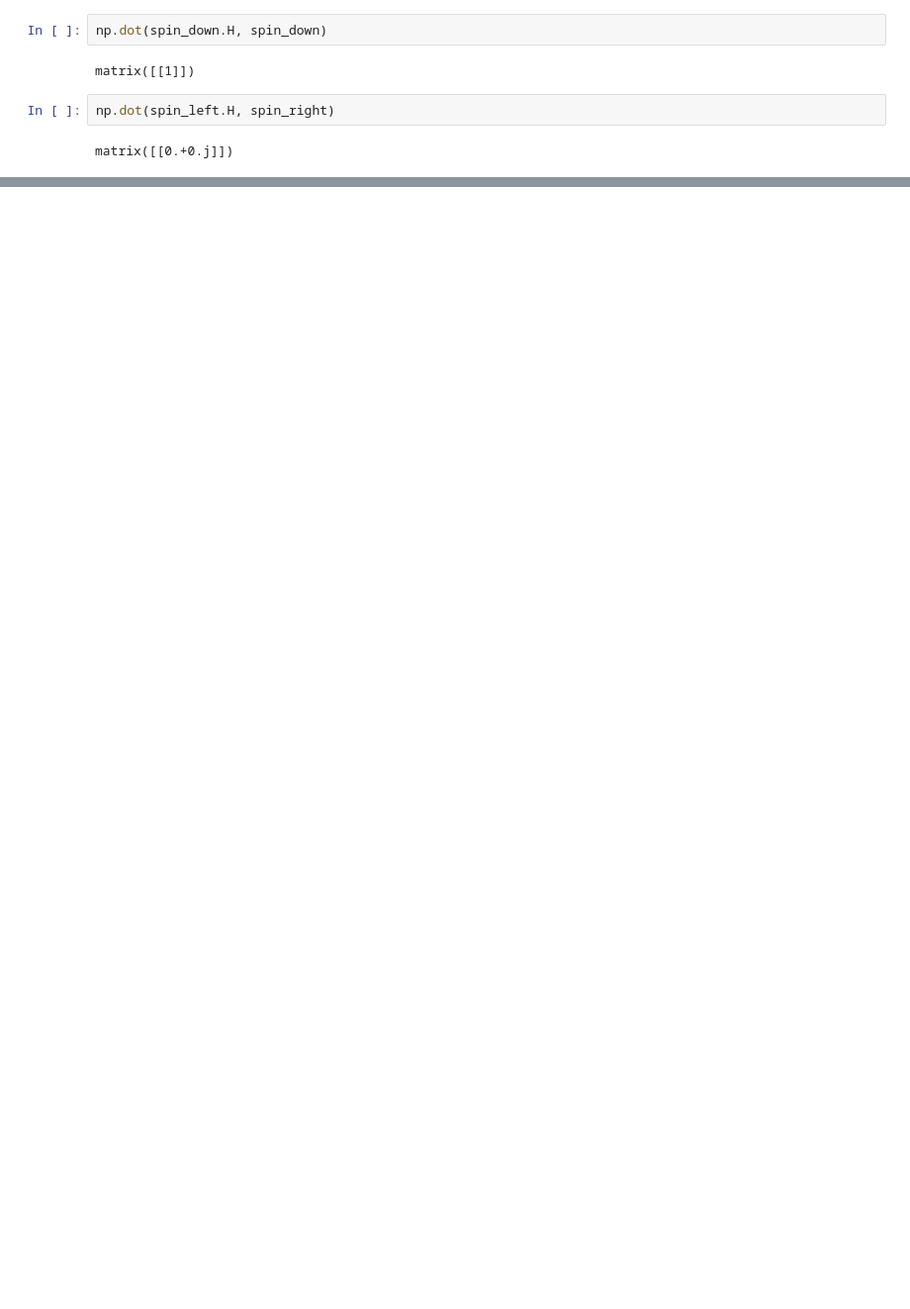
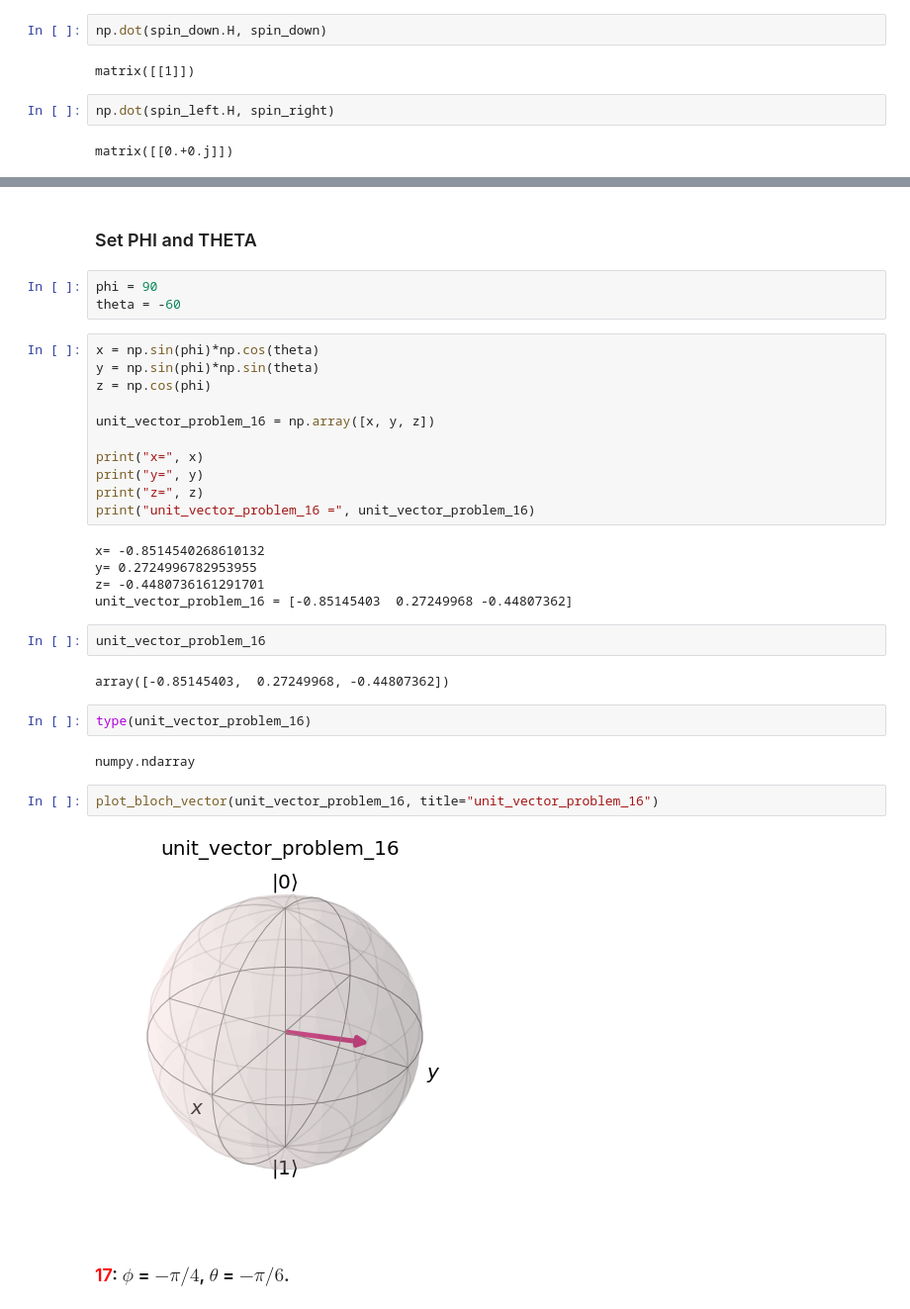
Before and after one commit to profversaggi/QuantumEducation, a Jupyter notebook: QC_Math/bloch_sphere.ipynb, the cells around one changed output, grey strips where cells are left out. Shown at 99% size. Saved outputs shown, nothing was run; the diff lists cells and outputs as text; blank space fills up the shorter version.

```diff
--- a/QC_Math/bloch_sphere.ipynb
+++ b/QC_Math/bloch_sphere.ipynb
@@ -286,0 +739,35 @@ Plot the following states on the Bloch sphere using Qiskit for the given angles
+# %% [markdown]
+### Set PHI and THETA
+# %%
+phi = 90
+theta = -60
+# %%
+x = np.sin(phi)*np.cos(theta)
+y = np.sin(phi)*np.sin(theta)
+z = np.cos(phi)
+
+unit_vector_problem_16 = np.array([x, y, z])
+
+print("x=", x)
+print("y=", y)
+print("z=", z)
+print("unit_vector_problem_16 =", unit_vector_problem_16)
+# %% [output]
+x= -0.8514540268610132
+y= 0.2724996782953955
+z= -0.4480736161291701
+unit_vector_problem_16 = [-0.85145403  0.27249968 -0.44807362]
+# %%
+unit_vector_problem_16
+# %% [output]
+array([-0.85145403,  0.27249968, -0.44807362])
+# %%
+type(unit_vector_problem_16)
+# %% [output]
+numpy.ndarray
+# %%
+plot_bloch_vector(unit_vector_problem_16, title="unit_vector_problem_16")
+# %% [output]
+[figure, added]
+# %% [markdown]
+### <font color="red">17</font>: $\phi$ = $-\pi/4$, $\theta$ = $-\pi/6$.
```
Also changed, not shown: parts of 86 cells of this notebook, 17 other files.
